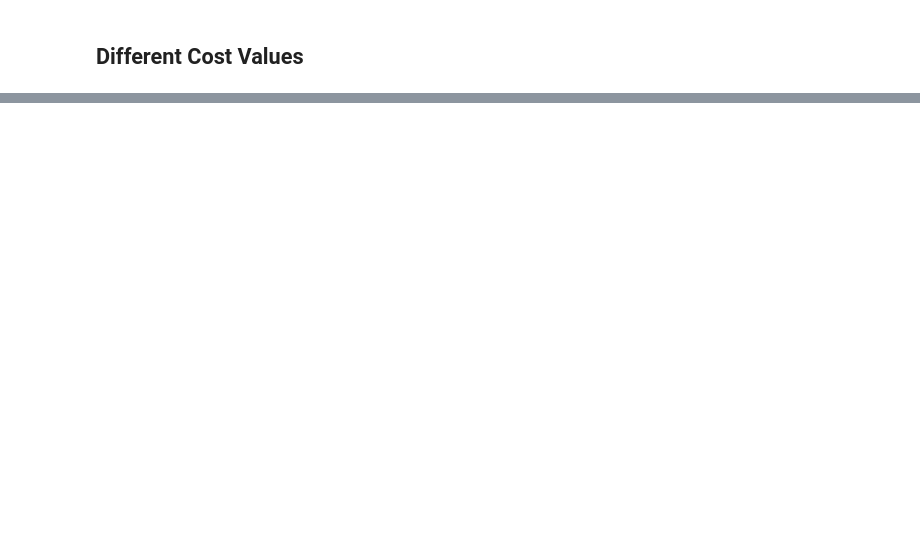
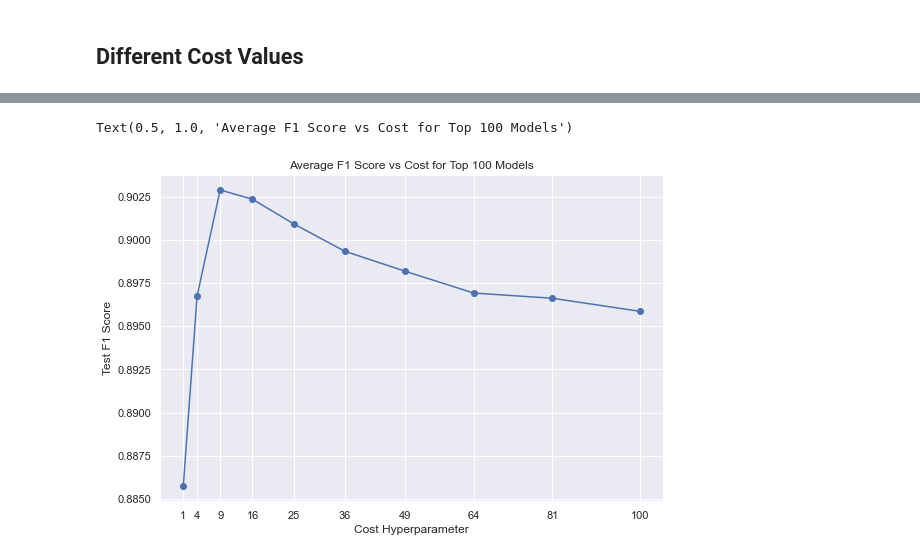
Before and after one commit to DanielRJohnson/EECS738-FP, a Jupyter notebook: bailey/bks-FinalNotebook.ipynb, the cells around one changed output, grey strips where cells are left out. Saved outputs shown, nothing was run; the diff lists cells and outputs as text; code cells hidden in the pictures; blank space fills up the shorter version.

```diff
--- a/bailey/bks-FinalNotebook.ipynb
+++ b/bailey/bks-FinalNotebook.ipynb
@@ -167,0 +212,17 @@ log_cost_df[:10]
+# %%
+font = {'family' : 'Arial',
+        'weight' : 'normal',
+        'size'   : 12}
+
+matplotlib.rc('font', **font)
+
+plot = plt.figure(figsize=(9,6))
+avgs = [log_cost_df[log_cost_df.cost == cost].test_F1.mean() for cost in [x**2 for x in np.arange(1, 11)]]
+plt.plot([x**2 for x in np.arange(1, 11)], avgs, marker='o')
+plt.xticks([x**2 for x in np.arange(1, 11)])
+plt.ylabel("Test F1 Score")
+plt.xlabel("Cost Hyperparameter")
+plt.title("Average F1 Score vs Cost for Top 100 Models")
+# %% [output]
+Text(0.5, 1.0, 'Average F1 Score vs Cost for Top 100 Models')
+[figure, added]
```
Also changed, not shown: parts of 24 cells of this notebook, 2 other files.
